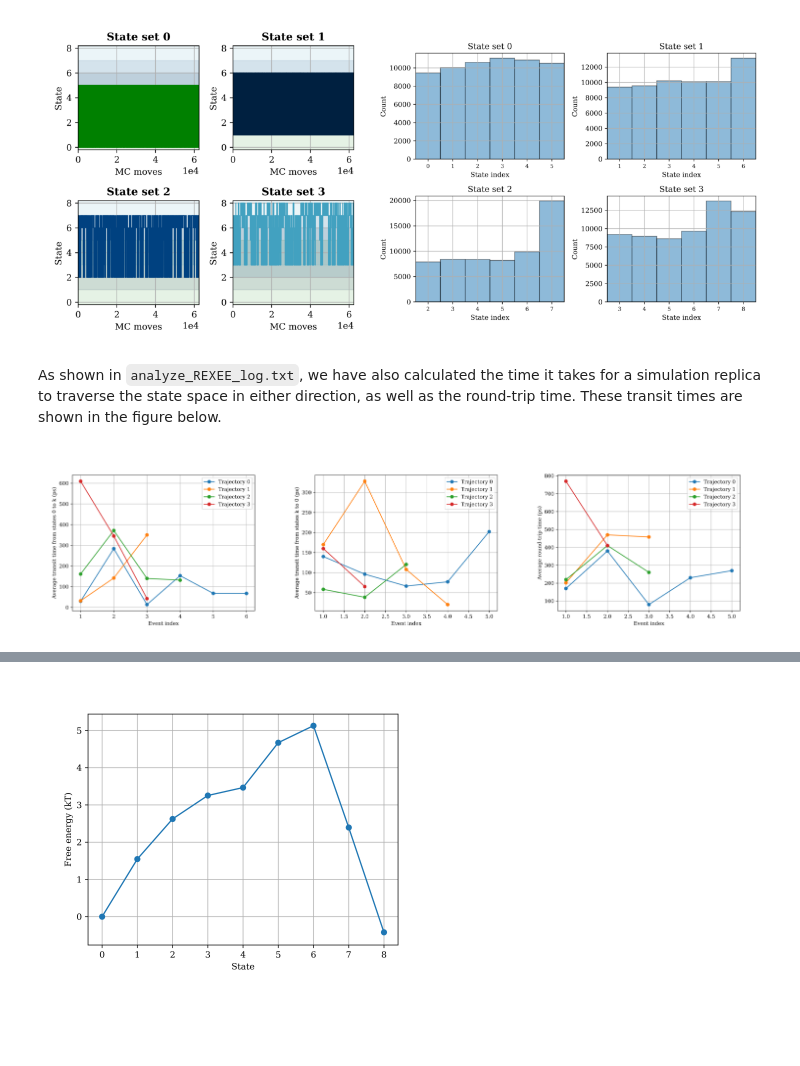
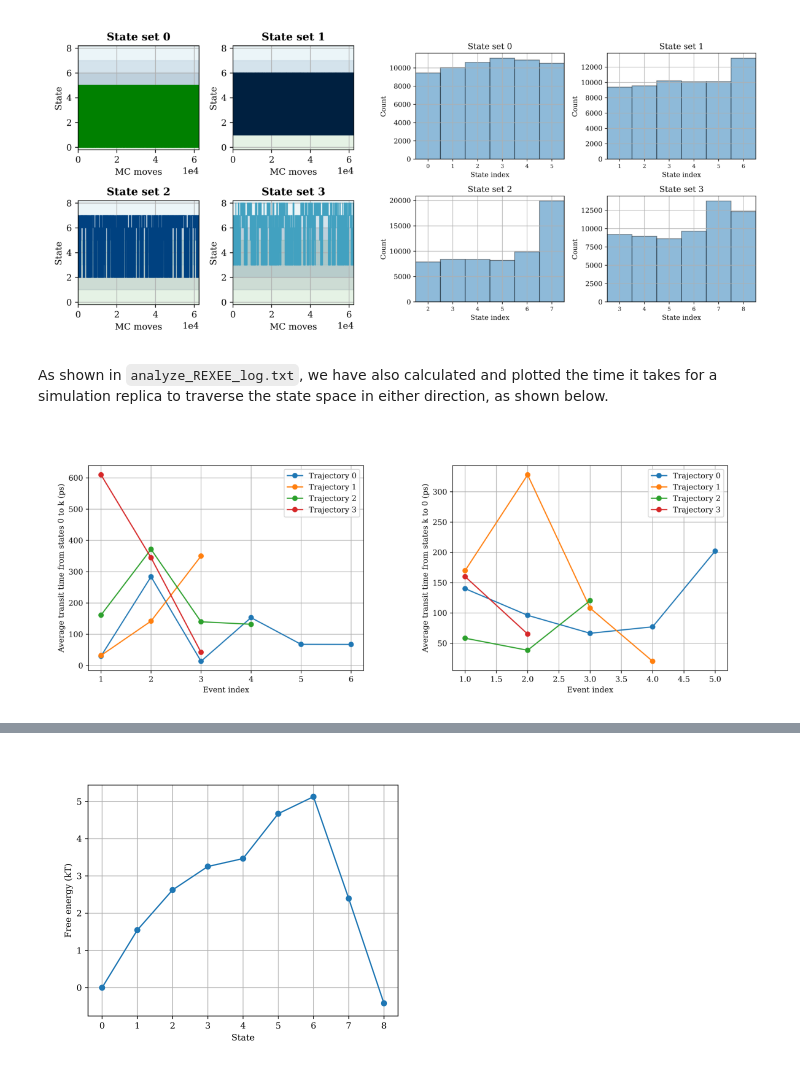
Before and after one commit to wehs7661/ensemble_md, a Jupyter notebook: docs/examples/tutorial_1/standard_REXEE.ipynb, the cells around one changed output, grey strips where cells are left out. Cells and saved outputs as stored; diff of their text form; code cells hidden in the pictures; blank space fills up the shorter version.

```diff
--- a/docs/examples/tutorial_1/standard_REXEE.ipynb
+++ b/docs/examples/tutorial_1/standard_REXEE.ipynb
@@ -298,11 +298,11 @@ def display_images_matplotlib(images, widths=None, figsize=(10, 5), rows=1, titl
     else:
         assert sum(widths) == 100, "The widths must add up to 100."
 
-    fig, axes = plt.subplots(rows, cols, figsize=figsize, gridspec_kw={'width_ratios': widths})
+    fig, axes = plt.subplots(rows, cols, figsize=figsize, gridspec_kw={'width_ratios': widths[:cols]})
     axes = axes.flatten()
 
     for i, (img_path, ax) in enumerate(zip(images, axes)):
-        img = mpimg.imread(img_path)
+        img = image.imread(img_path)
         ax.imshow(img)
         ax.axis('off')
         if titles is not None:
@@ -343,9 +345,9 @@ display_images_matplotlib(images, rows=1, figsize=(12, 6), widths=[45, 55])
 # %% [output]
 [figure]
 # %% [markdown]
-As shown in `analyze_REXEE_log.txt`, we have also calculated the time it takes for a simulation replica to traverse the state space in either direction, as well as the round-trip time. These transit times are shown in the figure below.
+As shown in `analyze_REXEE_log.txt`, we have also calculated and plotted the time it takes for a simulation replica to traverse the state space in either direction, as shown below.
 # %%
-images = ['example_outputs/analysis/t_0k.png', 'example_outputs/analysis/t_k0.png', 'example_outputs/analysis/t_roundtrip.png']
-display_images_matplotlib(images, rows=1, figsize=(15, 7.5))
+images = ['example_outputs/analysis/t_0k.png', 'example_outputs/analysis/t_k0.png']
+display_images_matplotlib(images, rows=1, figsize=(12, 6))
 # %% [output]
-[figure, old version]
+[figure, new version]
```
Also changed, not shown: parts of 5 cells of this notebook.
